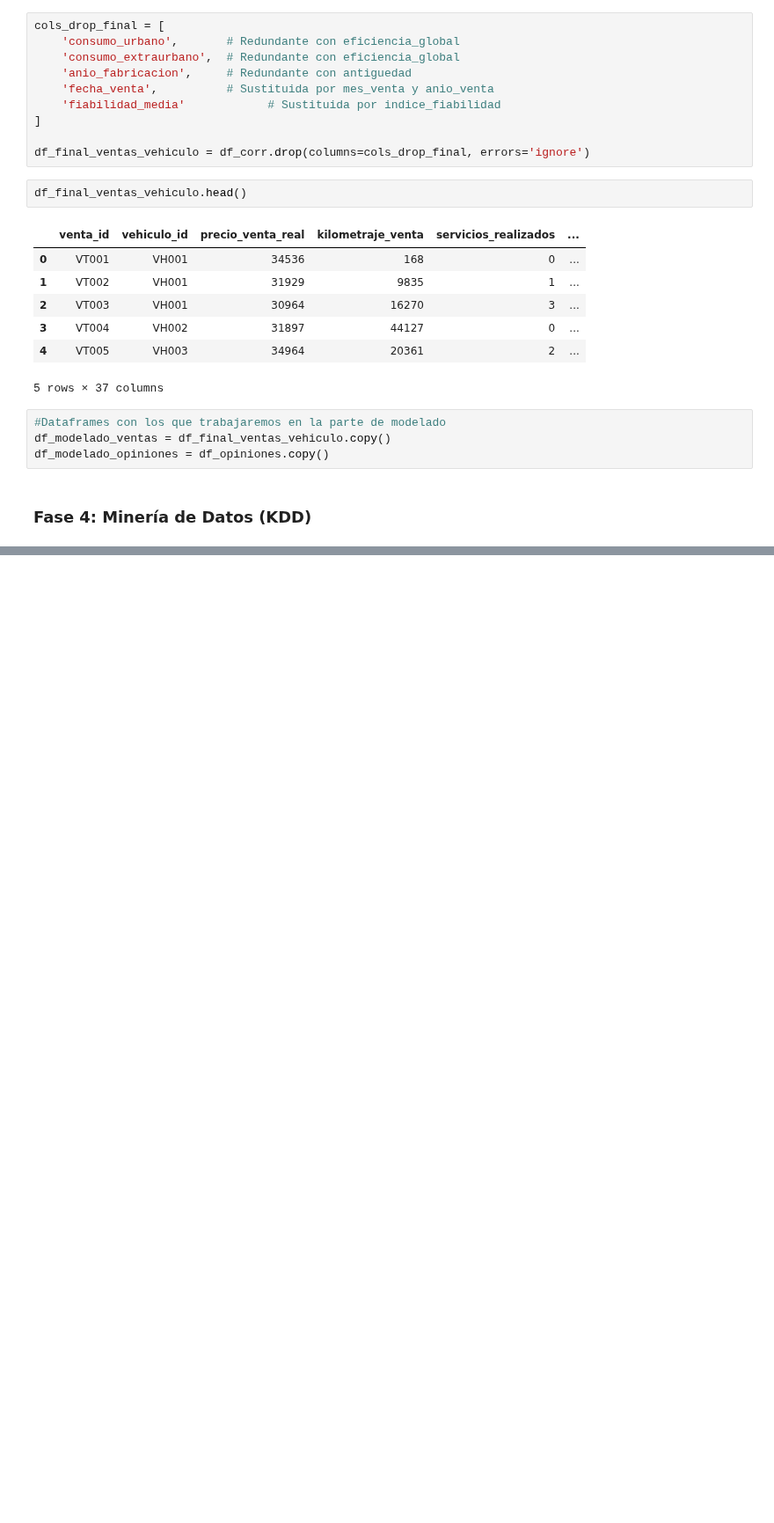
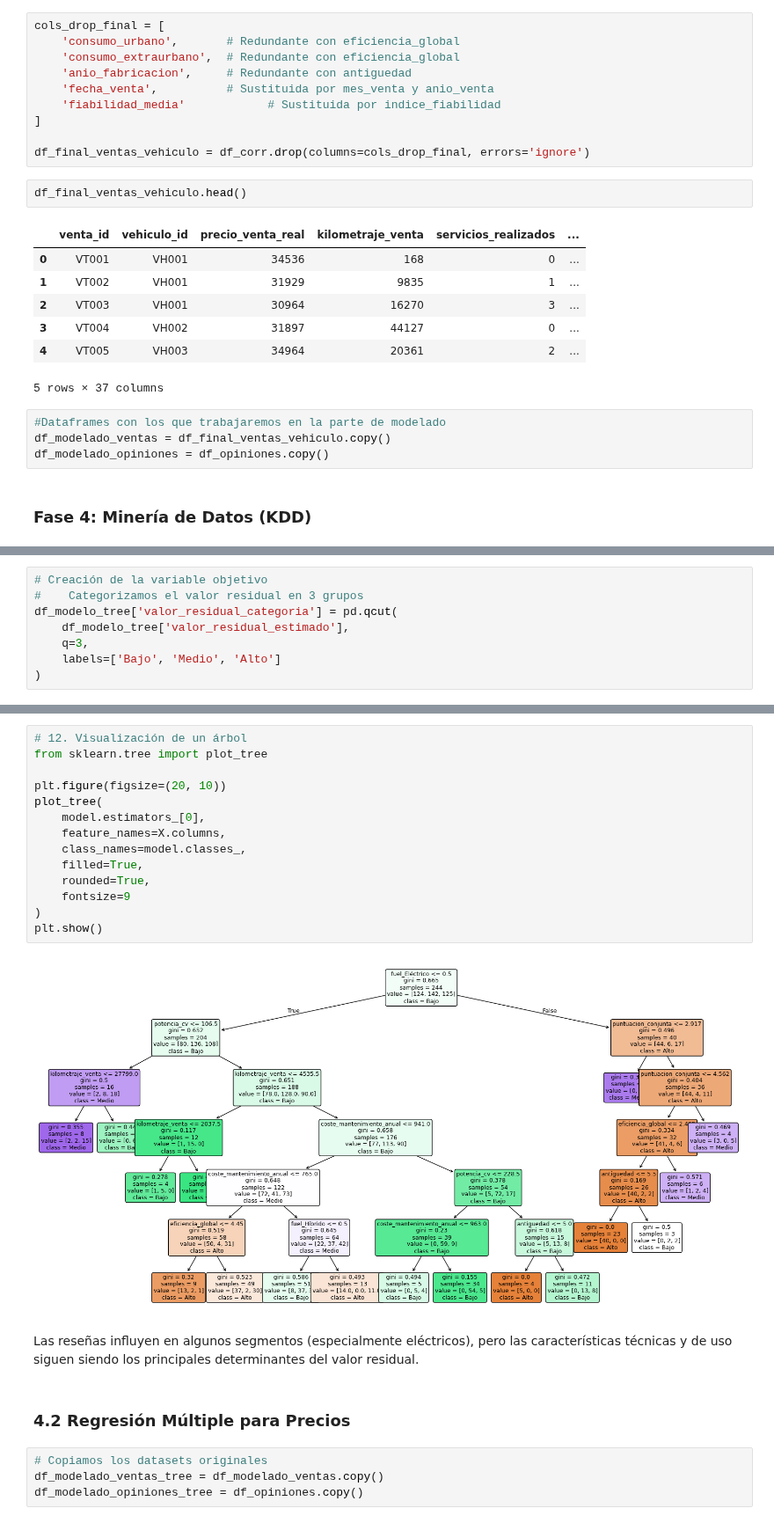
Before and after one commit to ccp0897/Sistema_Analisis_Mercado_Automocion, a Jupyter notebook: sistemaAnalisisAutomocion.ipynb, the cells around one changed output, grey strips where cells are left out. Shown at 88% size. Saved outputs shown, nothing was run; the diff lists cells and outputs as text; blank space fills up the shorter version.

```diff
--- a/sistemaAnalisisAutomocion.ipynb
+++ b/sistemaAnalisisAutomocion.ipynb
@@ -1001,0 +861,8 @@ plt.show()
+# %%
+# Creación de la variable objetivo
+#    Categorizamos el valor residual en 3 grupos
+df_modelo_tree['valor_residual_categoria'] = pd.qcut(
+    df_modelo_tree['valor_residual_estimado'],
+    q=3,
+    labels=['Bajo', 'Medio', 'Alto']
+)
@@ -1001,0 +1028,24 @@ plt.show()
+# %%
+# 12. Visualización de un árbol
+from sklearn.tree import plot_tree
+
+plt.figure(figsize=(20, 10))
+plot_tree(
+    model.estimators_[0],
+    feature_names=X.columns,
+    class_names=model.classes_,
+    filled=True,
+    rounded=True,
+    fontsize=9
+)
+plt.show()
+# %% [output]
+[figure, added]
+# %% [markdown]
+Las reseñas influyen en algunos segmentos (especialmente eléctricos), pero las características técnicas y de uso siguen siendo los principales determinantes del valor residual.
+# %% [markdown]
+### 4.2 Regresión Múltiple para Precios
+# %%
+# Copiamos los datasets originales
+df_modelado_ventas_tree = df_modelado_ventas.copy()
+df_modelado_opiniones_tree = df_opiniones.copy()
```
Also changed, not shown: parts of 37 cells of this notebook.
